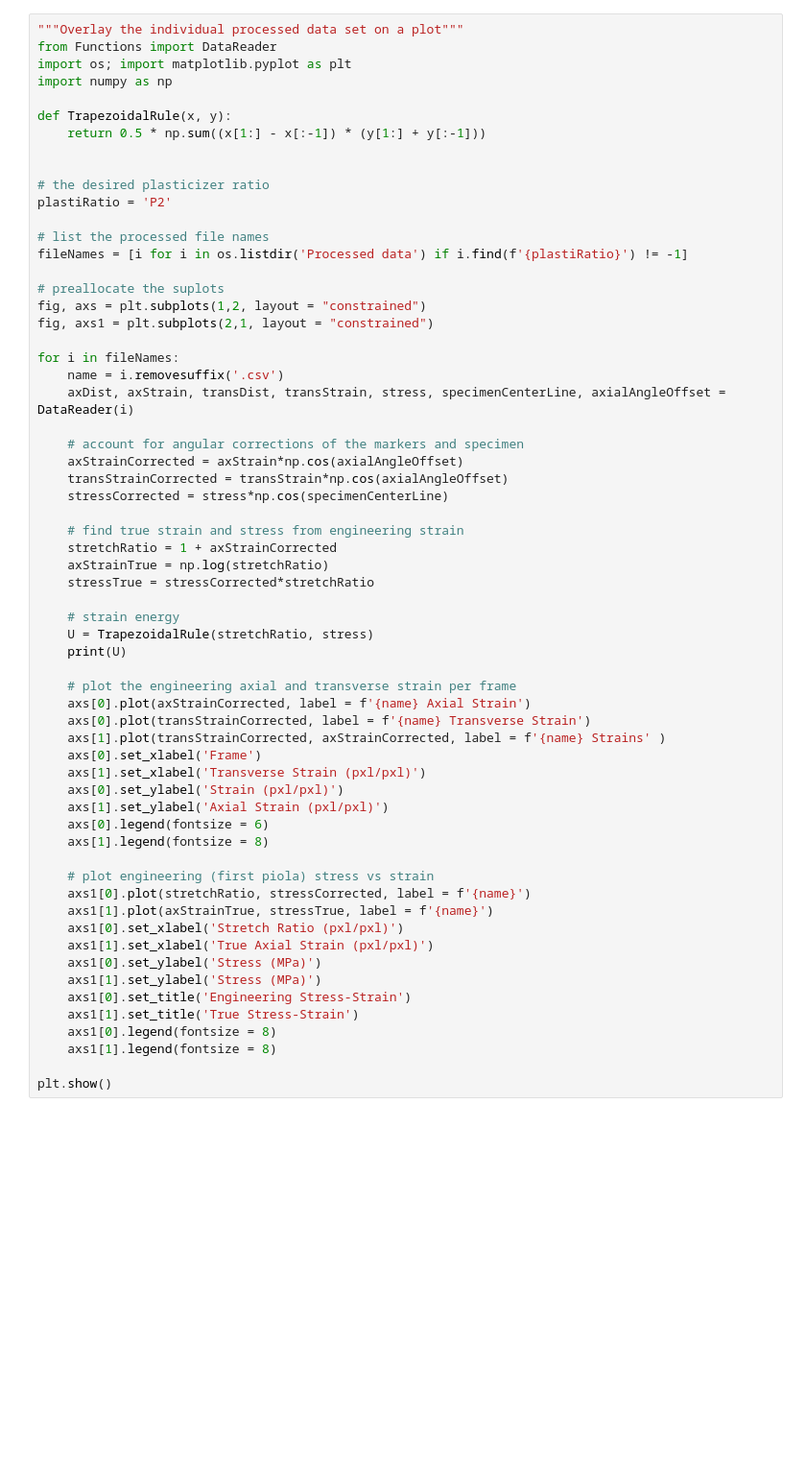
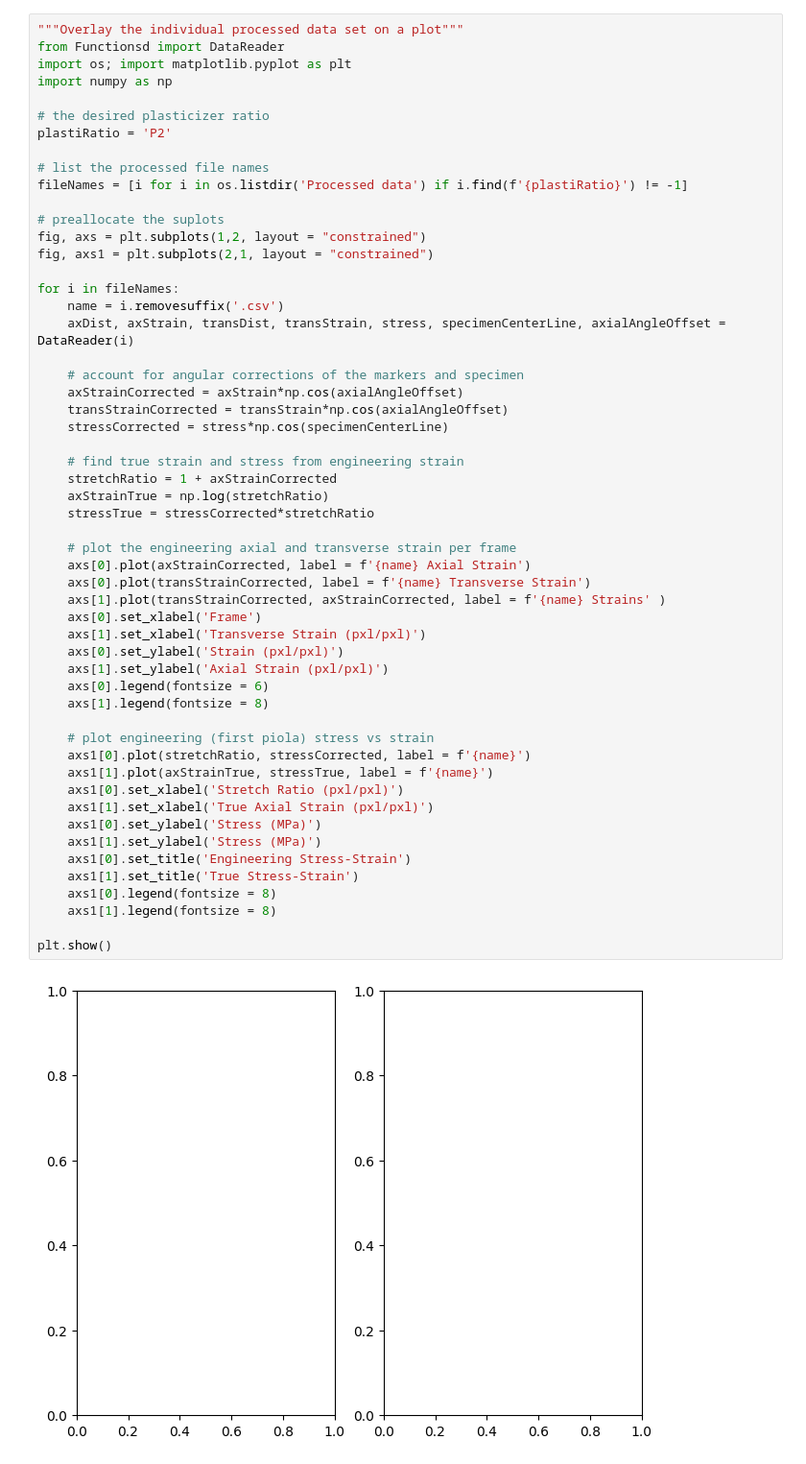
Before and after one commit to TheDuckenEngineer/PVC-Tensile-Experiment, a Jupyter notebook: Strain Processing.ipynb, the cells around one changed output. Shown at 96% size. Drawn from its saved outputs; the diff is of its cells as text; blank space fills up the shorter version.

```diff
--- a/Strain Processing.ipynb
+++ b/Strain Processing.ipynb
@@ -88,12 +53,8 @@ trans1 = np.vstack([trans1XPos, trans1YPos])
 # %%
 """Overlay the individual processed data set on a plot"""
-from Functions import DataReader
+from Functionsd import DataReader
 import os; import matplotlib.pyplot as plt
 import numpy as np
-
-def TrapezoidalRule(x, y):
-    return 0.5 * np.sum((x[1:] - x[:-1]) * (y[1:] + y[:-1]))
-
 
 # the desired plasticizer ratio
 plastiRatio = 'P2'
@@ -116,34 +77,32 @@ for i in fileNames:
 
     # find true strain and stress from engineering strain
     stretchRatio = 1 + axStrainCorrected
     axStrainTrue = np.log(stretchRatio)
     stressTrue = stressCorrected*stretchRatio
 
-    # strain energy
-    U = TrapezoidalRule(stretchRatio, stress)
-    print(U)
-
     # plot the engineering axial and transverse strain per frame
     axs[0].plot(axStrainCorrected, label = f'{name} Axial Strain')
     axs[0].plot(transStrainCorrected, label = f'{name} Transverse Strain')
     axs[1].plot(transStrainCorrected, axStrainCorrected, label = f'{name} Strains' )
     axs[0].set_xlabel('Frame')
     axs[1].set_xlabel('Transverse Strain (pxl/pxl)')
     axs[0].set_ylabel('Strain (pxl/pxl)')
     axs[1].set_ylabel('Axial Strain (pxl/pxl)')
     axs[0].legend(fontsize = 6)
     axs[1].legend(fontsize = 8)
 
     # plot engineering (first piola) stress vs strain
     axs1[0].plot(stretchRatio, stressCorrected, label = f'{name}')
     axs1[1].plot(axStrainTrue, stressTrue, label = f'{name}')
     axs1[0].set_xlabel('Stretch Ratio (pxl/pxl)')
     axs1[1].set_xlabel('True Axial Strain (pxl/pxl)')
     axs1[0].set_ylabel('Stress (MPa)')
     axs1[1].set_ylabel('Stress (MPa)')
     axs1[0].set_title('Engineering Stress-Strain')
     axs1[1].set_title('True Stress-Strain')
     axs1[0].legend(fontsize = 8)
     axs1[1].legend(fontsize = 8)
 
 plt.show()
+# %% [output]
+[figure, added]
```
Also changed, not shown: parts of 7 cells of this notebook, 8 other files.
